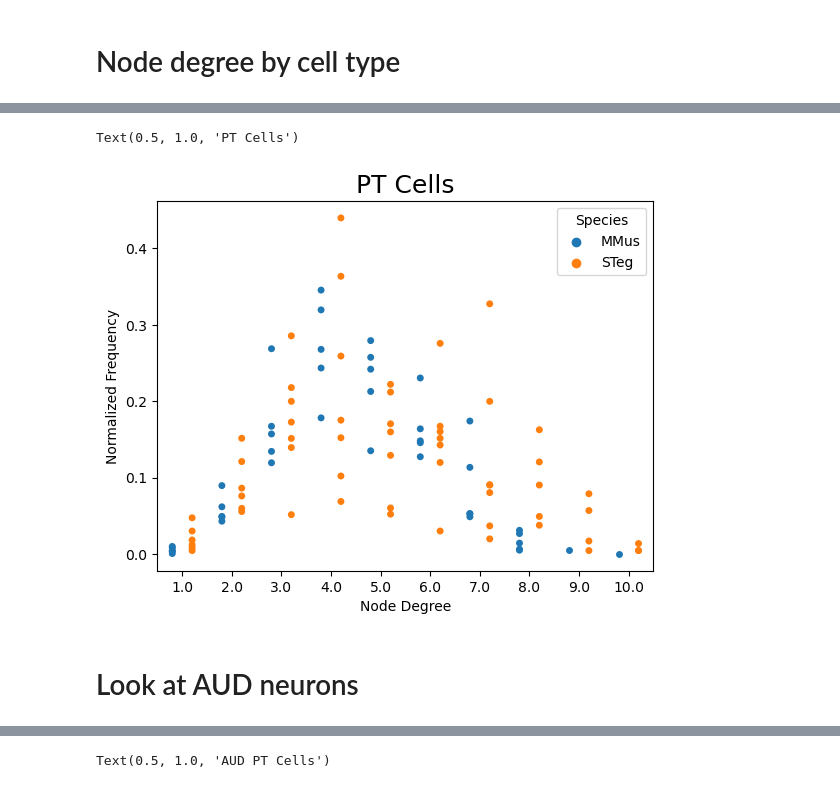
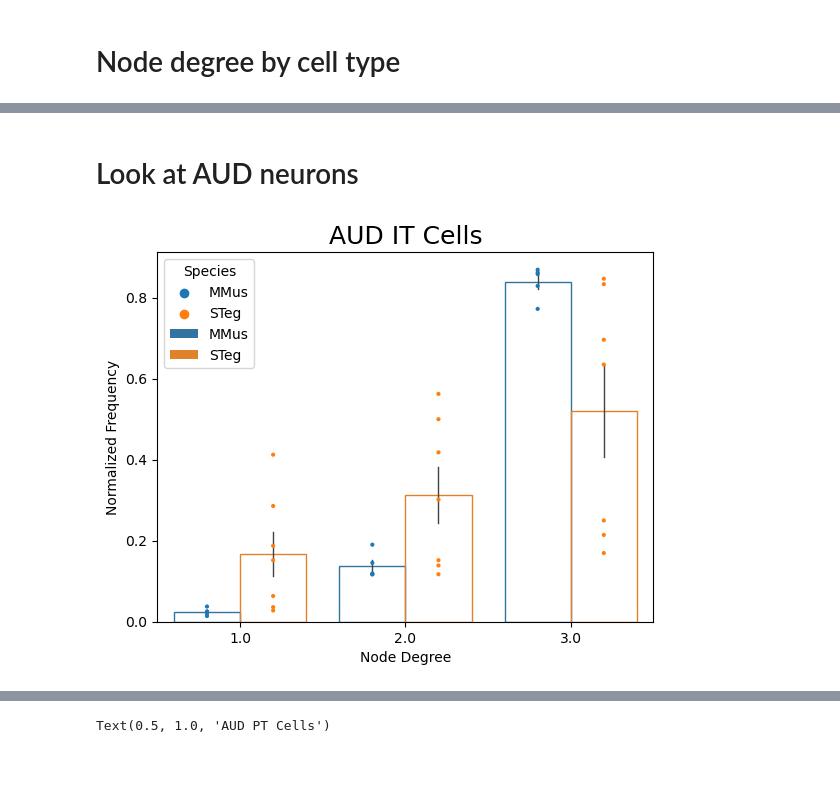
Before and after one commit to eisko/MAPseq_analysis, a Jupyter notebook: M194_M220_SC2.ipynb, the cells around one changed output, grey strips where cells are left out. Saved outputs shown, nothing was run; the diff lists cells and outputs as text; code cells hidden in the pictures.

```diff
--- a/M194_M220_SC2.ipynb
+++ b/M194_M220_SC2.ipynb
@@ -164,10 +161,3 @@ Text(0.5, 1.0, 'PT Cells')
-# %%
-plot = pd.concat([mm_pt_nodes, st_pt_nodes])
-sns.stripplot(plot, x="Node Degree", y="Normalized Frequency", hue="Species", dodge=True, jitter=False)
-plt.title("PT Cells", size=18)
-# %% [output]
-Text(0.5, 1.0, 'PT Cells')
-[figure, removed]
 # %% [markdown]
 # Look at AUD neurons
 # %%
@@ -198,3 +188,8 @@ aud_mm_it_nodes = df_to_nodes(aud_it_mm, drop=["OMCi"], mice=mice_mm, species="M
 aud_st_it_nodes = df_to_nodes(aud_it_st, drop=["OMCi"], mice=mice_st, species="STeg")
 aud_mm_pt_nodes = df_to_nodes(aud_pt_mm, drop=["OMCi"], mice=mice_mm, species="MMus")
 aud_st_pt_nodes = df_to_nodes(aud_pt_st, drop=["OMCi"], mice=mice_st, species="STeg")
+# %%
+plot = pd.concat([aud_mm_it_nodes, aud_st_it_nodes])
+dot_bar_plot(plot, "AUD IT Cells")
+# %% [output]
+[figure, added]
```
Also changed, not shown: parts of 8 cells of this notebook.
